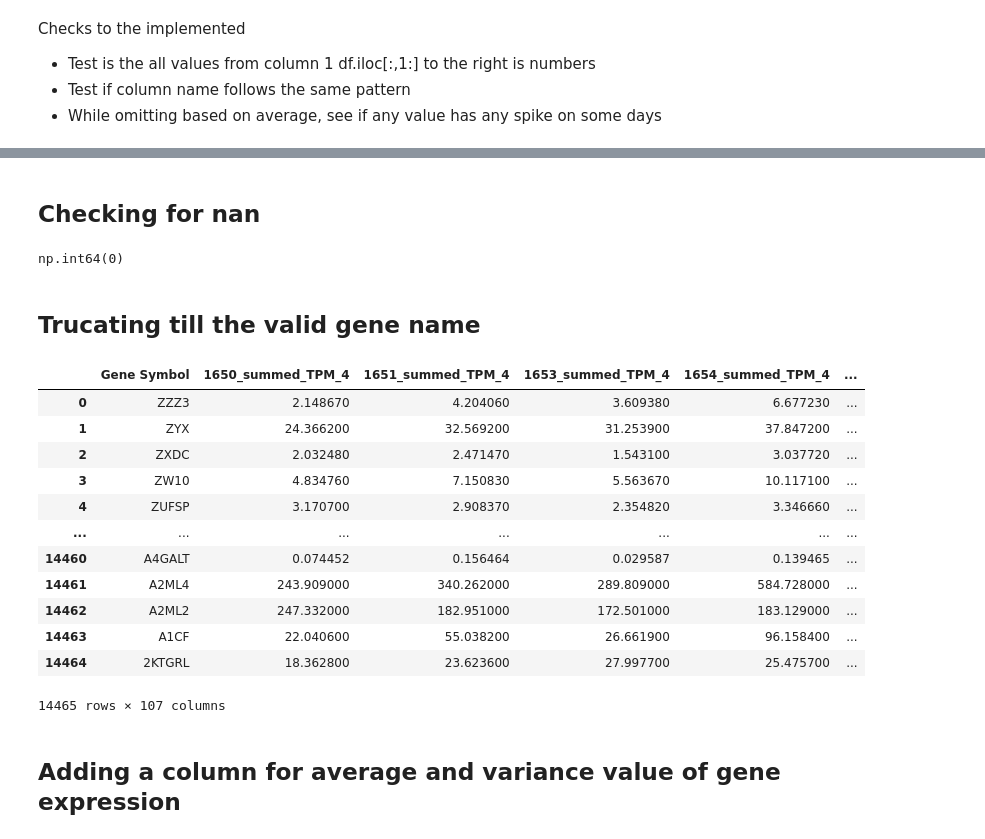
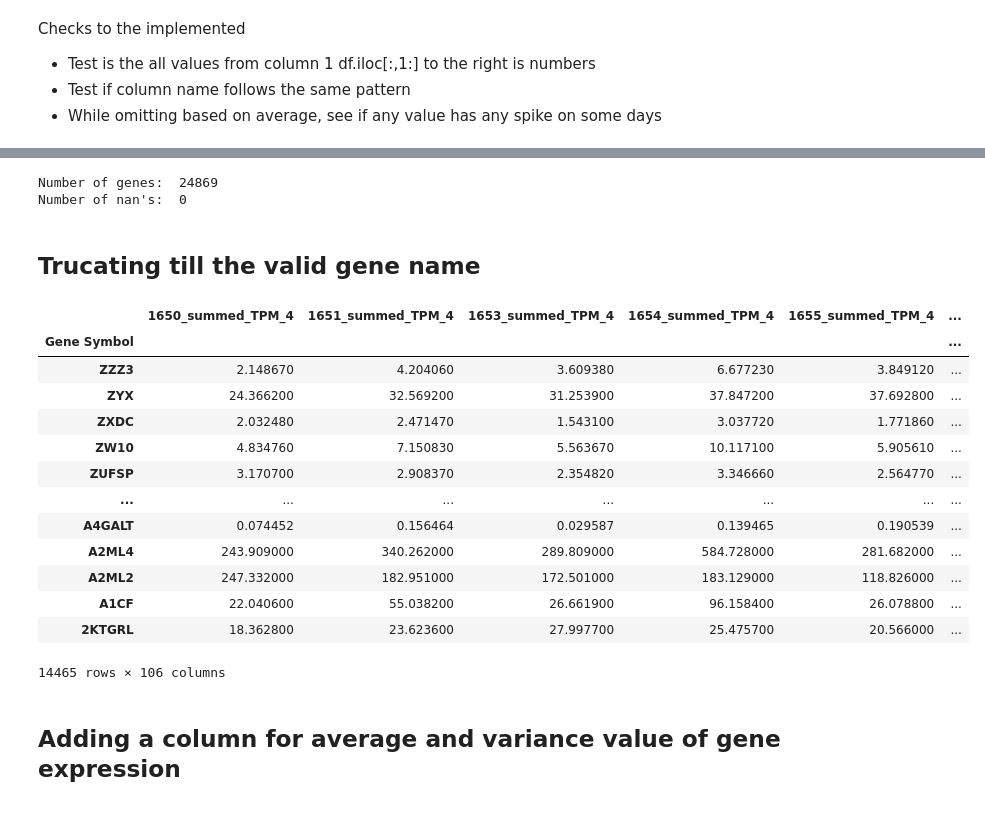
Before and after one commit to NSF-DARSE/YolktoFeed, a Jupyter notebook: JupyterNotebook/liverHEDI.ipynb, the cells around one changed output, grey strips where cells are left out. Drawn from its saved outputs; the diff is of its cells as text; code cells hidden in the pictures.

```diff
--- a/JupyterNotebook/liverHEDI.ipynb
+++ b/JupyterNotebook/liverHEDI.ipynb
@@ -23,5 +21,10 @@ df_base.shape
 # %%
+print("Number of genes: ", df_base.shape[0])
+
 # finding last row with valid gene symbol
 gene_list_last_index = (df_base["Gene Symbol"] == "-").idxmax()
+
+print("Number of nan's: ", df_base.iloc[:,2:].apply(pd.to_numeric, errors='coerce').isna().sum().sum())
+# %% [output]
+Number of genes:  24869
+Number of nan's:  0
-# %% [markdown]
-## Checking for nan
@@ -32,29 +31,26 @@ gene_list_last_index = (df_base["Gene Symbol"] == "-").idxmax()
-# %%
-# index from 2 to exclude gene id and gene symbol
-df_base.iloc[:,2:].apply(pd.to_numeric, errors='coerce').isna().sum().sum()
-# %% [output]
-np.int64(0)
 # %% [markdown]
 ## Trucating till the valid gene name
 # %%
 #truncating till that row
 df_trunk = df_base.iloc[:gene_list_last_index]
 df_trunk = df_trunk.drop(columns=["Ensembl Gene ID"])
+df_trunk = df_trunk.set_index("Gene Symbol")
 df_trunk
 # %% [output]
-|  | Gene Symbol | 1650_summed_TPM_4 | 1651_summed_TPM_4 | 1653_summed_TPM_4 | 1654_summed_TPM_4 | ... |
-| 0 | ZZZ3 | 2.148670 | 4.204060 | 3.609380 | 6.677230 | ... |
-| 1 | ZYX | 24.366200 | 32.569200 | 31.253900 | 37.847200 | ... |
-| 2 | ZXDC | 2.032480 | 2.471470 | 1.543100 | 3.037720 | ... |
-| 3 | ZW10 | 4.834760 | 7.150830 | 5.563670 | 10.117100 | ... |
-| 4 | ZUFSP | 3.170700 | 2.908370 | 2.354820 | 3.346660 | ... |
+|  | 1650_summed_TPM_4 | 1651_summed_TPM_4 | 1653_summed_TPM_4 | 1654_summed_TPM_4 | 1655_summed_TPM_4 | ... |
+| Gene Symbol |  |  |  |  |  | ... |
+| ZZZ3 | 2.148670 | 4.204060 | 3.609380 | 6.677230 | 3.849120 | ... |
+| ZYX | 24.366200 | 32.569200 | 31.253900 | 37.847200 | 37.692800 | ... |
+| ZXDC | 2.032480 | 2.471470 | 1.543100 | 3.037720 | 1.771860 | ... |
+| ZW10 | 4.834760 | 7.150830 | 5.563670 | 10.117100 | 5.905610 | ... |
+| ZUFSP | 3.170700 | 2.908370 | 2.354820 | 3.346660 | 2.564770 | ... |
 | ... | ... | ... | ... | ... | ... | ... |
-| 14460 | A4GALT | 0.074452 | 0.156464 | 0.029587 | 0.139465 | ... |
-| 14461 | A2ML4 | 243.909000 | 340.262000 | 289.809000 | 584.728000 | ... |
-| 14462 | A2ML2 | 247.332000 | 182.951000 | 172.501000 | 183.129000 | ... |
-| 14463 | A1CF | 22.040600 | 55.038200 | 26.661900 | 96.158400 | ... |
-| 14464 | 2KTGRL | 18.362800 | 23.623600 | 27.997700 | 25.475700 | ... |
+| A4GALT | 0.074452 | 0.156464 | 0.029587 | 0.139465 | 0.190539 | ... |
+| A2ML4 | 243.909000 | 340.262000 | 289.809000 | 584.728000 | 281.682000 | ... |
+| A2ML2 | 247.332000 | 182.951000 | 172.501000 | 183.129000 | 118.826000 | ... |
+| A1CF | 22.040600 | 55.038200 | 26.661900 | 96.158400 | 26.078800 | ... |
+| 2KTGRL | 18.362800 | 23.623600 | 27.997700 | 25.475700 | 20.566000 | ... |
-14465 rows × 107 columns
+14465 rows × 106 columns
 # %% [markdown]
 ## Adding a column for average and variance value of gene expression
 # %%
```
Also changed, not shown: parts of 35 cells of this notebook.
